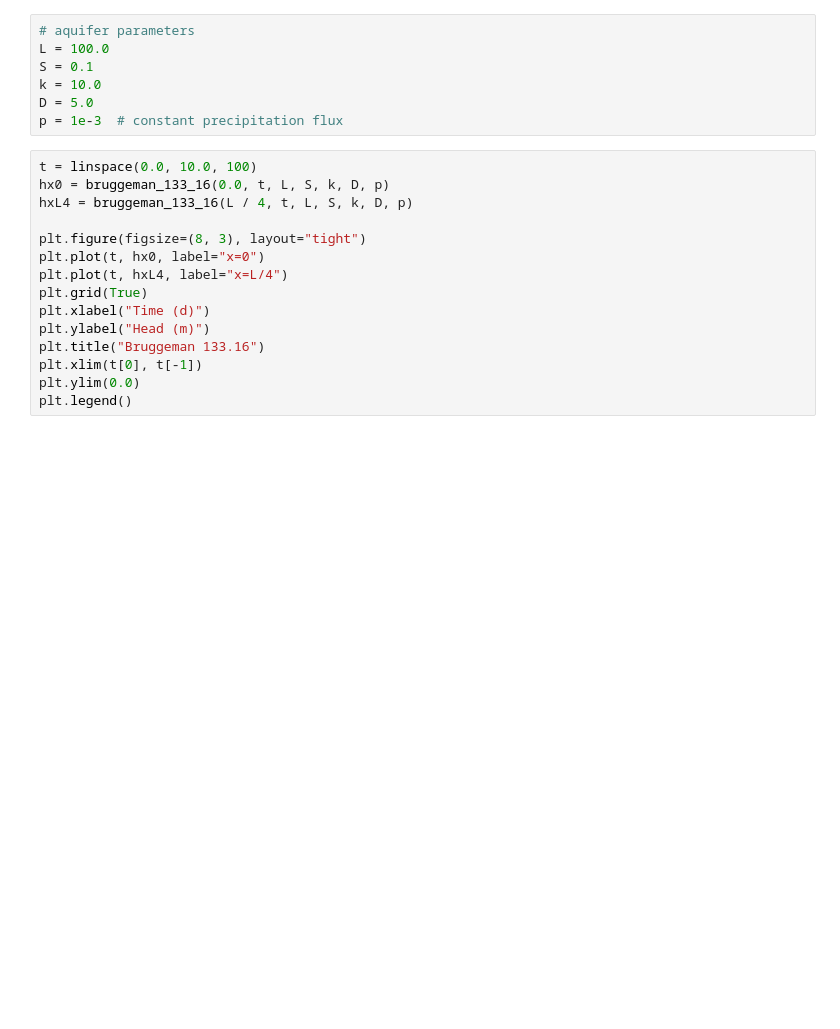
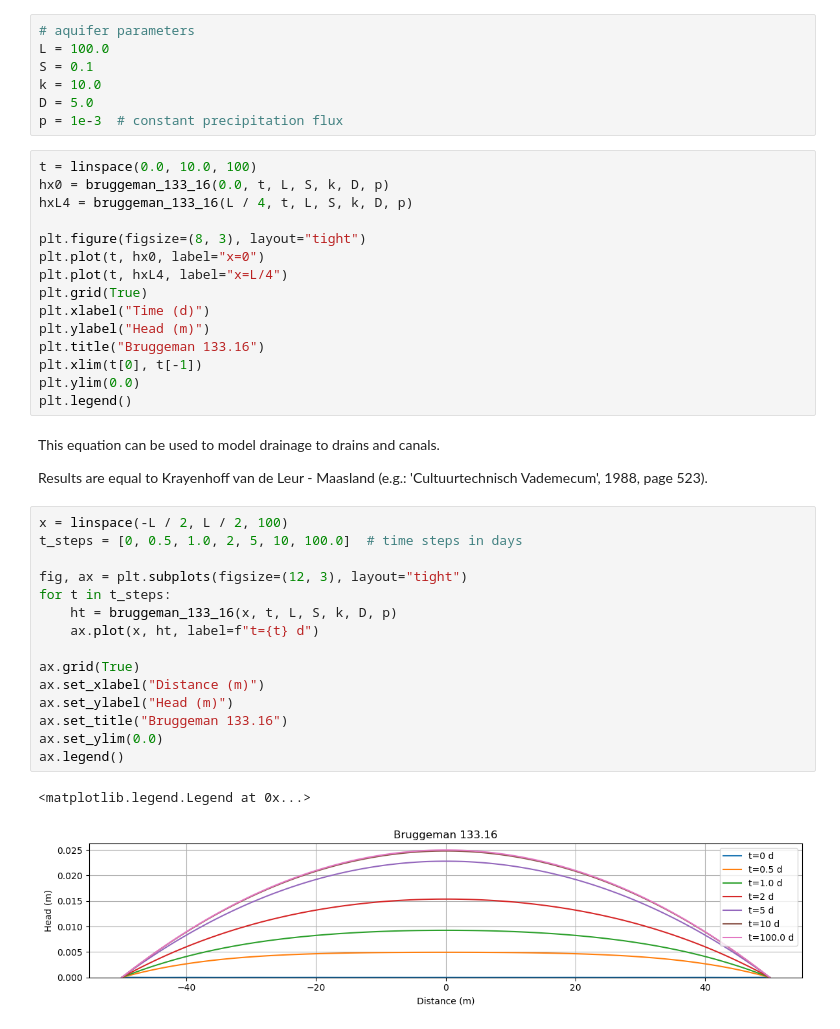
Before and after one commit to dbrakenhoff/bruggeman, a Jupyter notebook: docs/examples/bruggeman_133_16.ipynb, the cells around one changed output. Drawn from its saved outputs; the diff is of its cells as text; blank space fills up the shorter version.

Commit message:
Add 'opbolling' graph to Krayenhoff vd Leur

```diff
--- a/docs/examples/bruggeman_133_16.ipynb
+++ b/docs/examples/bruggeman_133_16.ipynb
@@ -37,3 +57,25 @@ plt.title("Bruggeman 133.16")
 plt.xlim(t[0], t[-1])
 plt.ylim(0.0)
 plt.legend()
+# %% [markdown]
+This equation can be used to model drainage to drains and canals.
+
+Results are equal to Krayenhoff van de Leur - Maasland (e.g.: 'Cultuurtechnisch Vademecum', 1988, page 523).
+# %%
+x = linspace(-L / 2, L / 2, 100)
+t_steps = [0, 0.5, 1.0, 2, 5, 10, 100.0]  # time steps in days
+
+fig, ax = plt.subplots(figsize=(12, 3), layout="tight")
+for t in t_steps:
+    ht = bruggeman_133_16(x, t, L, S, k, D, p)
+    ax.plot(x, ht, label=f"t={t} d")
+
+ax.grid(True)
+ax.set_xlabel("Distance (m)")
+ax.set_ylabel("Head (m)")
+ax.set_title("Bruggeman 133.16")
+ax.set_ylim(0.0)
+ax.legend()
+# %% [output]
+<matplotlib.legend.Legend at 0x...>
+[figure, added]
```
Also changed, not shown: parts of 2 cells of this notebook.
